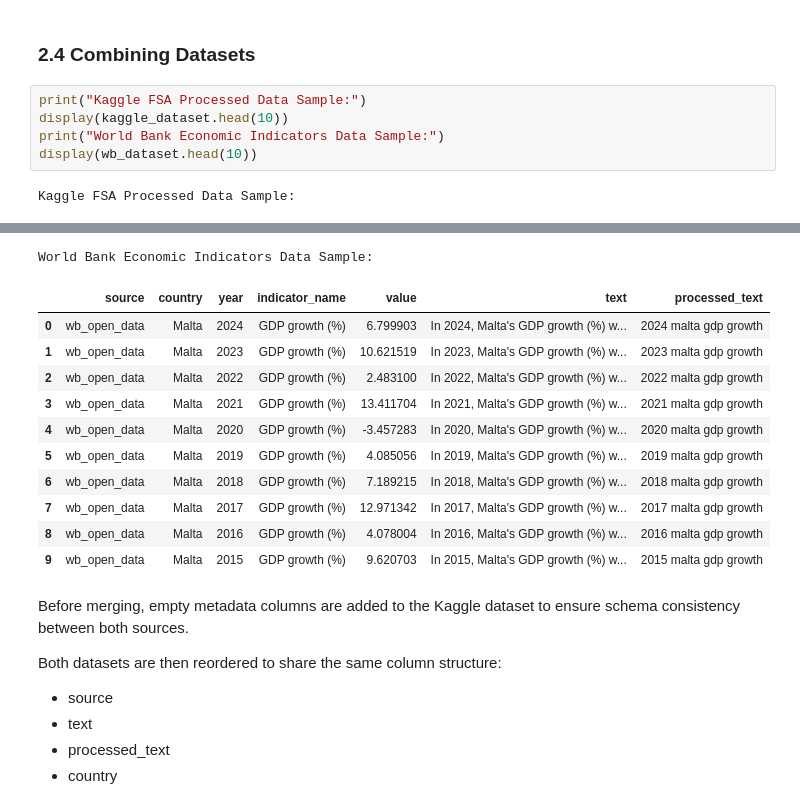
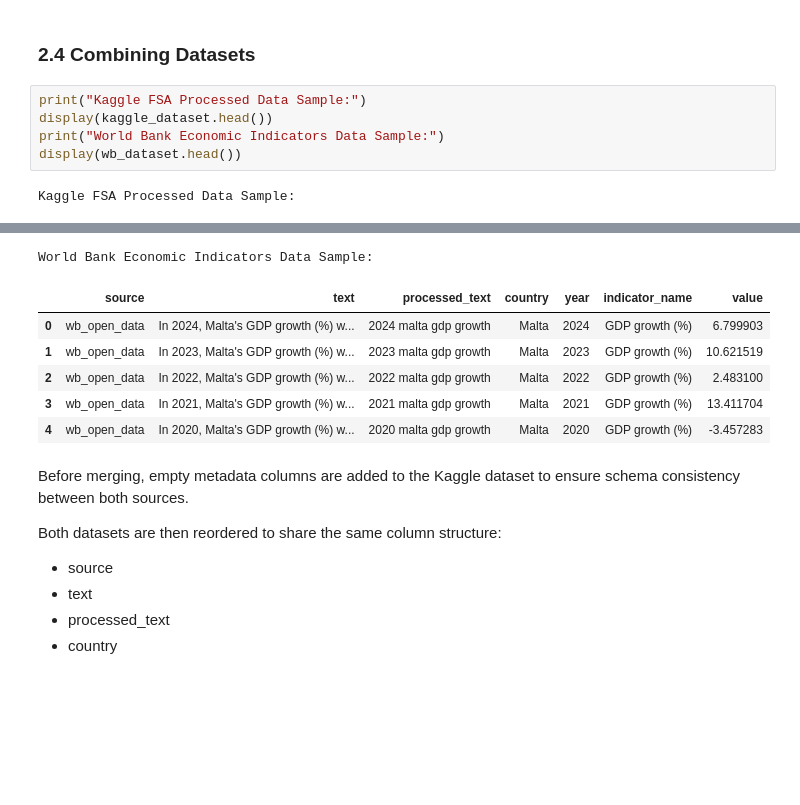
Before and after one commit to DavidF-22/ICS5111-MiningLargeScaleData_Project, a Jupyter notebook: RagAssignment.ipynb, the cells around one changed output, grey strips where cells are left out. Drawn from its saved outputs; the diff is of its cells as text; blank space fills up the shorter version.

```diff
--- a/RagAssignment.ipynb
+++ b/RagAssignment.ipynb
@@ -344,8 +344,8 @@ wb_dataset.to_csv(WBF_OUTPUT_PATH, index=False)
 ### 2.4 Combining Datasets
 # %%
 print("Kaggle FSA Processed Data Sample:")
-display(kaggle_dataset.head(10))
+display(kaggle_dataset.head())
 print("World Bank Economic Indicators Data Sample:")
-display(wb_dataset.head(10))
+display(wb_dataset.head())
 # %% [output]
 Kaggle FSA Processed Data Sample:
@@ -363,15 +358,10 @@ Kaggle FSA Processed Data Sample:
 World Bank Economic Indicators Data Sample:
-|  | source | country | year | indicator_name | value | text | processed_text |
-| 0 | wb_open_data | Malta | 2024 | GDP growth (%) | 6.799903 | In 2024, Malta's GDP growth (%) w... | 2024 malta gdp growth |
-| 1 | wb_open_data | Malta | 2023 | GDP growth (%) | 10.621519 | In 2023, Malta's GDP growth (%) w... | 2023 malta gdp growth |
-| 2 | wb_open_data | Malta | 2022 | GDP growth (%) | 2.483100 | In 2022, Malta's GDP growth (%) w... | 2022 malta gdp growth |
-| 3 | wb_open_data | Malta | 2021 | GDP growth (%) | 13.411704 | In 2021, Malta's GDP growth (%) w... | 2021 malta gdp growth |
-| 4 | wb_open_data | Malta | 2020 | GDP growth (%) | -3.457283 | In 2020, Malta's GDP growth (%) w... | 2020 malta gdp growth |
-| 5 | wb_open_data | Malta | 2019 | GDP growth (%) | 4.085056 | In 2019, Malta's GDP growth (%) w... | 2019 malta gdp growth |
-| 6 | wb_open_data | Malta | 2018 | GDP growth (%) | 7.189215 | In 2018, Malta's GDP growth (%) w... | 2018 malta gdp growth |
-| 7 | wb_open_data | Malta | 2017 | GDP growth (%) | 12.971342 | In 2017, Malta's GDP growth (%) w... | 2017 malta gdp growth |
-| 8 | wb_open_data | Malta | 2016 | GDP growth (%) | 4.078004 | In 2016, Malta's GDP growth (%) w... | 2016 malta gdp growth |
-| 9 | wb_open_data | Malta | 2015 | GDP growth (%) | 9.620703 | In 2015, Malta's GDP growth (%) w... | 2015 malta gdp growth |
+|  | source | text | processed_text | country | year | indicator_name | value |
+| 0 | wb_open_data | In 2024, Malta's GDP growth (%) w... | 2024 malta gdp growth | Malta | 2024 | GDP growth (%) | 6.799903 |
+| 1 | wb_open_data | In 2023, Malta's GDP growth (%) w... | 2023 malta gdp growth | Malta | 2023 | GDP growth (%) | 10.621519 |
+| 2 | wb_open_data | In 2022, Malta's GDP growth (%) w... | 2022 malta gdp growth | Malta | 2022 | GDP growth (%) | 2.483100 |
+| 3 | wb_open_data | In 2021, Malta's GDP growth (%) w... | 2021 malta gdp growth | Malta | 2021 | GDP growth (%) | 13.411704 |
+| 4 | wb_open_data | In 2020, Malta's GDP growth (%) w... | 2020 malta gdp growth | Malta | 2020 | GDP growth (%) | -3.457283 |
 # %% [markdown]
 Before merging, empty metadata columns are added to the Kaggle dataset to ensure schema consistency between both sources.
 
```
Also changed, not shown: parts of 2 cells of this notebook.
